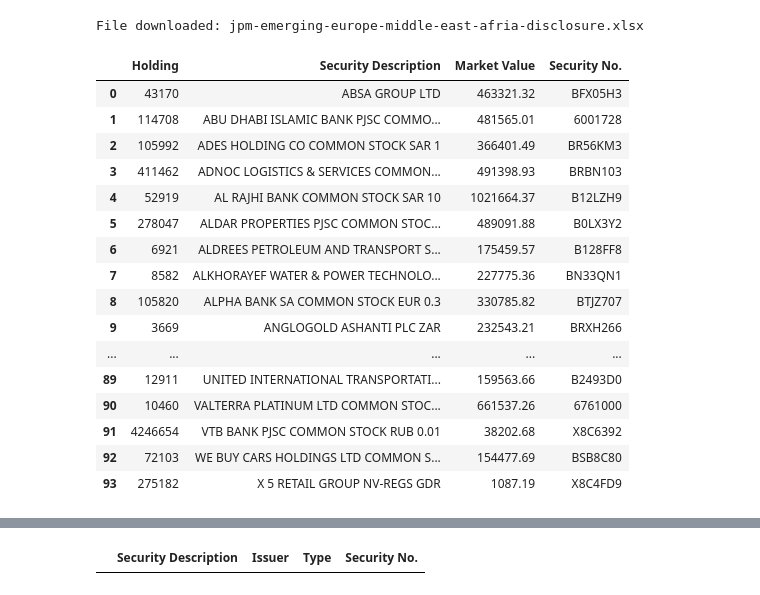
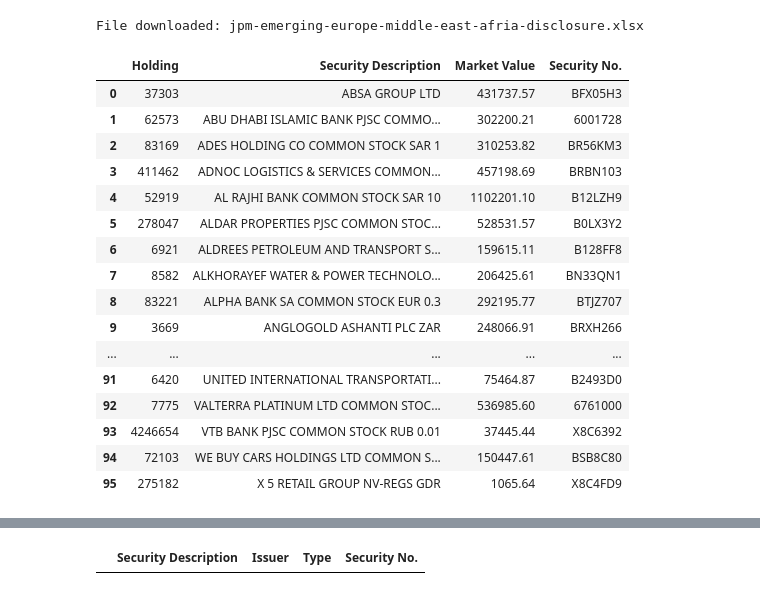
Before and after one commit to CraigCarey/FinanceDump, a Jupyter notebook: jema/jema_xlsx_holdings_parse_and_clean.ipynb, the cells around one changed output, grey strips where cells are left out. Saved outputs shown, nothing was run; the diff lists cells and outputs as text; code cells hidden in the pictures.

Commit message:
jema new portfolio (jan 26)

```diff
--- a/jema/jema_xlsx_holdings_parse_and_clean.ipynb
+++ b/jema/jema_xlsx_holdings_parse_and_clean.ipynb
@@ -68,32 +69,32 @@ ss.save(local_filename)
 # %%
 description_col = 'Security Description'
 security_col = 'Security No.'
 symbol_col = 'Symbol'
 
-month_data = pd.read_excel(local_filename, sheet_name='December 2025', skiprows=9, usecols=range(5))
+month_data = pd.read_excel(local_filename, sheet_name='January 2026', skiprows=9, usecols=range(5))
 month_data.drop(["% of Fund"], axis=1, inplace=True)
 month_data.dropna(inplace=True)
 month_data = month_data.sort_values(by=description_col).reset_index(drop=True)
-month_data.to_csv("jema_holdings_dec_2025.csv")
+month_data.to_csv("jema_holdings_january_2026.csv")
 display(month_data)
 # %% [output]
 |  | Holding | Security Description | Market Value | Security No. |
-| 0 | 43170 | ABSA GROUP LTD | 463321.32 | BFX05H3 |
-| 1 | 114708 | ABU DHABI ISLAMIC BANK PJSC COMMO... | 481565.01 | 6001728 |
-| 2 | 105992 | ADES HOLDING CO COMMON STOCK SAR 1 | 366401.49 | BR56KM3 |
-| 3 | 411462 | ADNOC LOGISTICS & SERVICES COMMON... | 491398.93 | BRBN103 |
-| 4 | 52919 | AL RAJHI BANK COMMON STOCK SAR 10 | 1021664.37 | B12LZH9 |
-| 5 | 278047 | ALDAR PROPERTIES PJSC COMMON STOC... | 489091.88 | B0LX3Y2 |
-| 6 | 6921 | ALDREES PETROLEUM AND TRANSPORT S... | 175459.57 | B128FF8 |
-| 7 | 8582 | ALKHORAYEF WATER & POWER TECHNOLO... | 227775.36 | BN33QN1 |
-| 8 | 105820 | ALPHA BANK SA COMMON STOCK EUR 0.3 | 330785.82 | BTJZ707 |
-| 9 | 3669 | ANGLOGOLD ASHANTI PLC ZAR | 232543.21 | BRXH266 |
+| 0 | 37303 | ABSA GROUP LTD | 431737.57 | BFX05H3 |
+| 1 | 62573 | ABU DHABI ISLAMIC BANK PJSC COMMO... | 302200.21 | 6001728 |
+| 2 | 83169 | ADES HOLDING CO COMMON STOCK SAR 1 | 310253.82 | BR56KM3 |
+| 3 | 411462 | ADNOC LOGISTICS & SERVICES COMMON... | 457198.69 | BRBN103 |
+| 4 | 52919 | AL RAJHI BANK COMMON STOCK SAR 10 | 1102201.10 | B12LZH9 |
+| 5 | 278047 | ALDAR PROPERTIES PJSC COMMON STOC... | 528531.57 | B0LX3Y2 |
+| 6 | 6921 | ALDREES PETROLEUM AND TRANSPORT S... | 159615.11 | B128FF8 |
+| 7 | 8582 | ALKHORAYEF WATER & POWER TECHNOLO... | 206425.61 | BN33QN1 |
+| 8 | 83221 | ALPHA BANK SA COMMON STOCK EUR 0.3 | 292195.77 | BTJZ707 |
+| 9 | 3669 | ANGLOGOLD ASHANTI PLC ZAR | 248066.91 | BRXH266 |
 | ... | ... | ... | ... | ... |
-| 89 | 12911 | UNITED INTERNATIONAL TRANSPORTATI... | 159563.66 | B2493D0 |
-| 90 | 10460 | VALTERRA PLATINUM LTD COMMON STOC... | 661537.26 | 6761000 |
-| 91 | 4246654 | VTB BANK PJSC COMMON STOCK RUB 0.01 | 38202.68 | X8C6392 |
-| 92 | 72103 | WE BUY CARS HOLDINGS LTD COMMON S... | 154477.69 | BSB8C80 |
-| 93 | 275182 | X 5 RETAIL GROUP NV-REGS GDR | 1087.19 | X8C4FD9 |
+| 91 | 6420 | UNITED INTERNATIONAL TRANSPORTATI... | 75464.87 | B2493D0 |
+| 92 | 7775 | VALTERRA PLATINUM LTD COMMON STOC... | 536985.60 | 6761000 |
+| 93 | 4246654 | VTB BANK PJSC COMMON STOCK RUB 0.01 | 37445.44 | X8C6392 |
+| 94 | 72103 | WE BUY CARS HOLDINGS LTD COMMON S... | 150447.61 | BSB8C80 |
+| 95 | 275182 | X 5 RETAIL GROUP NV-REGS GDR | 1065.64 | X8C4FD9 |
 # %%
 jema_symbols_exchanges = pd.read_csv('./jema_symbols_exchanges.csv').dropna(subset=[symbol_col])
 jema_symbols_exchanges.reset_index(inplace=True, drop=True)
```
Also changed, not shown: parts of 4 cells of this notebook, 9 other files.
